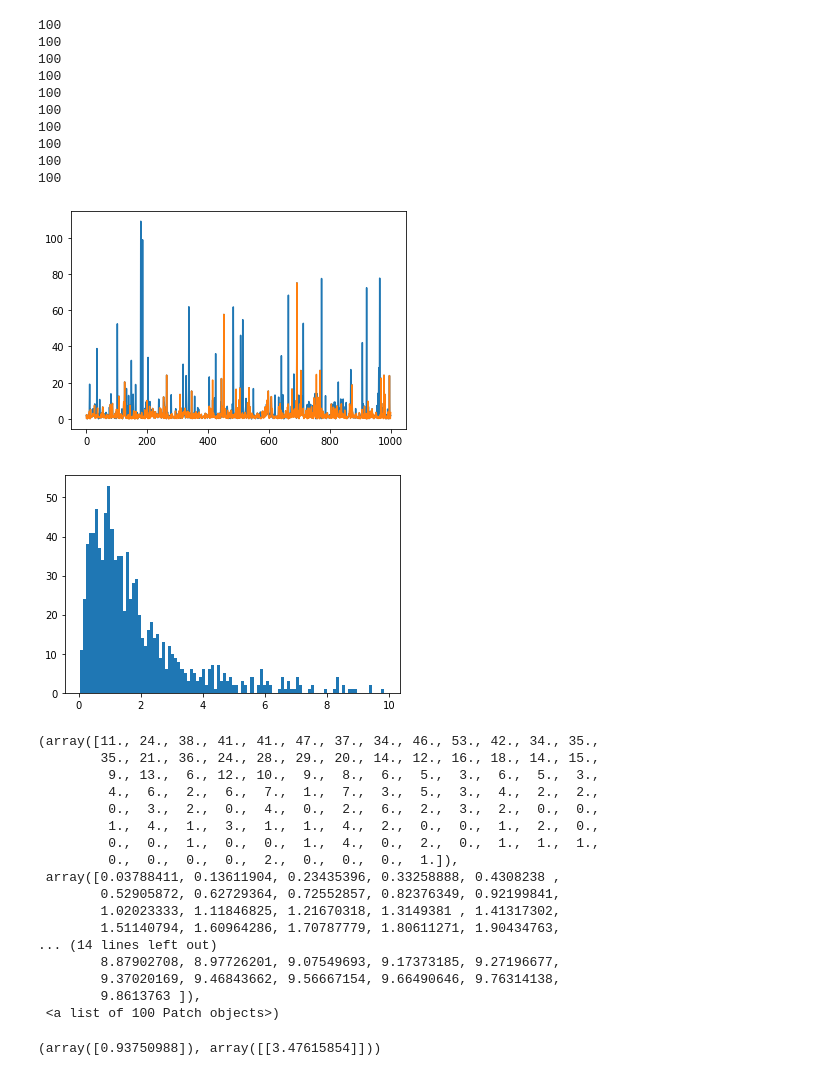
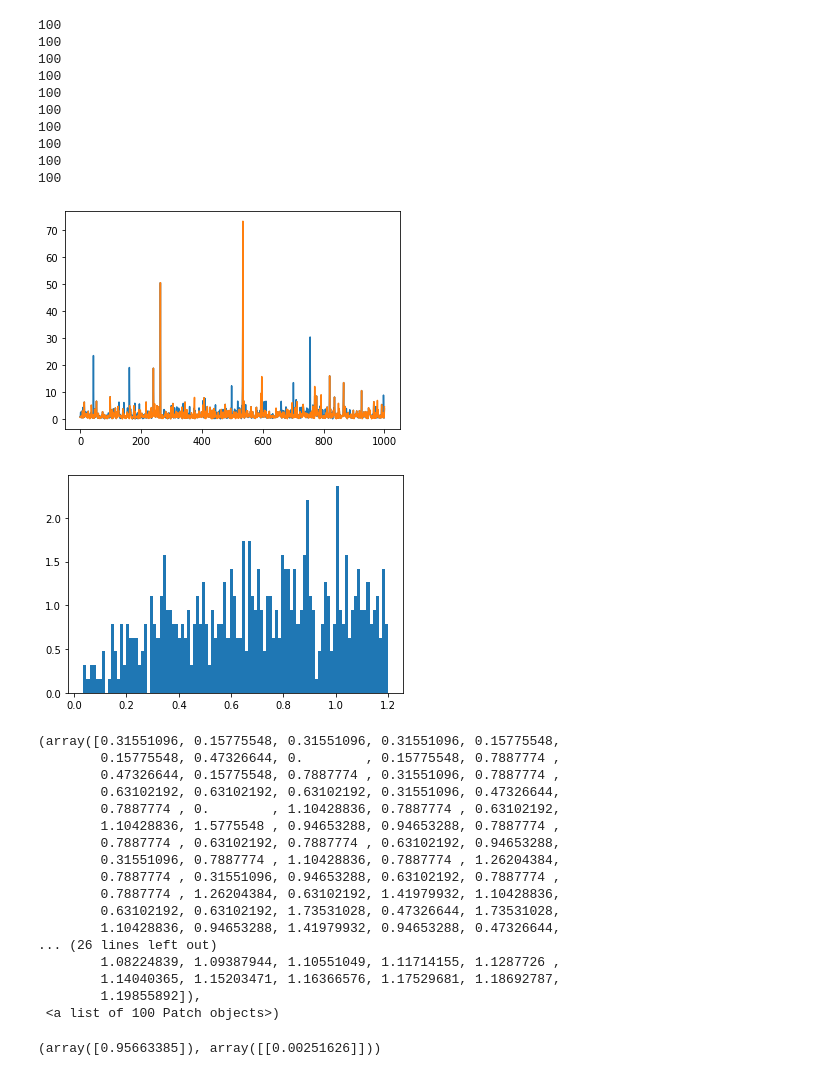
Before and after one commit to andyPhysics/CosmicRay, a Jupyter notebook: Check_fit-Copy1.ipynb, the cells around one changed output. Saved outputs shown, nothing was run; the diff lists cells and outputs as text; code cells hidden in the pictures.

```diff
--- a/Check_fit-Copy1.ipynb
+++ b/Check_fit-Copy1.ipynb
@@ -170,7 +170,7 @@ def get_fit(event):
 
     get_t_new = partial(get_t,tc=tc,xc=xc,yc=yc,zc=zc)
 
-    if len(event1)<1000:
+    if len(event1)<10:
         remove_index_list = []
         check = [True for i in range(len(event1))]
     else:
@@ -205,6 +205,8 @@ def get_fit(event):
     while True:
         if count == 0:
             check1 = np.copy(check)
+        else:
+            check1[remove_index] = False
 
         ang_list_test = []
         ang_res_true_list = []
@@ -212,12 +214,6 @@ def get_fit(event):
 
         for i in [0]:
             check2 = np.copy(check1)
-            #check2[np.argmax(event1['chi2'].values[check2])] = False
-
-            #if i in remove_index_list:
-            #    ang_list_test.append(-np.inf)
-            #    fit_check.append(fit_list[-1])
-            #    continue
 
             x = event1['x'].values[check2]
             y = event1['y'].values[check2]
@@ -238,7 +234,6 @@ def get_fit(event):
             ang_list_test.append(ang_res_new)
             fit_check.append(fit)
 
-        #remove_index = np.argmax(ang_list_test)
         remove_index = np.argmax(event1['chi2'].values==np.max(event1['chi2'].values[check2]))
         remove_index_list.append(remove_index)
 
@@ -253,10 +248,8 @@ def get_fit(event):
         ang_res_check_list.append(ang_res_check)
         ang_res_list.append(ang_res_new)
 
-        #plt.scatter(event1['r'][check1],event1['t0'][check1])
-        #plt.show()
+        if (np.sum(check1)<=3):
 
-        if (np.sum(check1)<=3):
             ang_res_check_list = np.array(ang_res_check_list)
             ang_res_final=ang_res_list[-2]
 
@@ -337,31 +330,31 @@ plt.plot(res1)
 plt.plot(res2)
 plt.show()
 # %% [output]
-[figure, old version]
+[figure, new version]
 # %%
-hist = plt.hist(res2[res2<10],bins=100)
+hist = plt.hist(res2[res2<1.2],bins=100,density=True)
 plt.show()
 # %% [output]
-[figure, old version]
+[figure, new version]
 # %%
 hist
 # %% [output]
-(array([11., 24., 38., 41., 41., 47., 37., 34., 46., 53., 42., 34., 35.,
-        35., 21., 36., 24., 28., 29., 20., 14., 12., 16., 18., 14., 15.,
-         9., 13.,  6., 12., 10.,  9.,  8.,  6.,  5.,  3.,  6.,  5.,  3.,
-         4.,  6.,  2.,  6.,  7.,  1.,  7.,  3.,  5.,  3.,  4.,  2.,  2.,
-         0.,  3.,  2.,  0.,  4.,  0.,  2.,  6.,  2.,  3.,  2.,  0.,  0.,
-         1.,  4.,  1.,  3.,  1.,  1.,  4.,  2.,  0.,  0.,  1.,  2.,  0.,
-         0.,  0.,  1.,  0.,  0.,  1.,  4.,  0.,  2.,  0.,  1.,  1.,  1.,
-         0.,  0.,  0.,  0.,  2.,  0.,  0.,  0.,  1.]),
- array([0.03788411, 0.13611904, 0.23435396, 0.33258888, 0.4308238 ,
-        0.52905872, 0.62729364, 0.72552857, 0.82376349, 0.92199841,
-        1.02023333, 1.11846825, 1.21670318, 1.3149381 , 1.41317302,
-        1.51140794, 1.60964286, 1.70787779, 1.80611271, 1.90434763,
-... (14 lines left out)
-        8.87902708, 8.97726201, 9.07549693, 9.17373185, 9.27196677,
-        9.37020169, 9.46843662, 9.56667154, 9.66490646, 9.76314138,
-        9.8613763 ]),
+(array([0.31551096, 0.15775548, 0.31551096, 0.31551096, 0.15775548,
+        0.15775548, 0.47326644, 0.        , 0.15775548, 0.7887774 ,
+        0.47326644, 0.15775548, 0.7887774 , 0.31551096, 0.7887774 ,
+        0.63102192, 0.63102192, 0.63102192, 0.31551096, 0.47326644,
+        0.7887774 , 0.        , 1.10428836, 0.7887774 , 0.63102192,
+        1.10428836, 1.5775548 , 0.94653288, 0.94653288, 0.7887774 ,
+        0.7887774 , 0.63102192, 0.7887774 , 0.63102192, 0.94653288,
+        0.31551096, 0.7887774 , 1.10428836, 0.7887774 , 1.26204384,
+        0.7887774 , 0.31551096, 0.94653288, 0.63102192, 0.7887774 ,
+        0.7887774 , 1.26204384, 0.63102192, 1.41979932, 1.10428836,
+        0.63102192, 0.63102192, 1.73531028, 0.47326644, 1.73531028,
+        1.10428836, 0.94653288, 1.41979932, 0.94653288, 0.47326644,
+... (26 lines left out)
+        1.08224839, 1.09387944, 1.10551049, 1.11714155, 1.1287726 ,
+        1.14040365, 1.15203471, 1.16366576, 1.17529681, 1.18692787,
+        1.19855892]),
  <a list of 100 Patch objects>)
 # %%
 #np.save('Model1',our_dict)
@@ -374,4 +367,4 @@ fit = curve_fit(Rayleigh,hist[0],hist[1][0:-1])
 # %%
 fit
 # %% [output]
-(array([0.93750988]), array([[3.47615854]]))
+(array([0.95663385]), array([[0.00251626]]))
```
Also changed, not shown: parts of 2 cells of this notebook, 1 other file.
